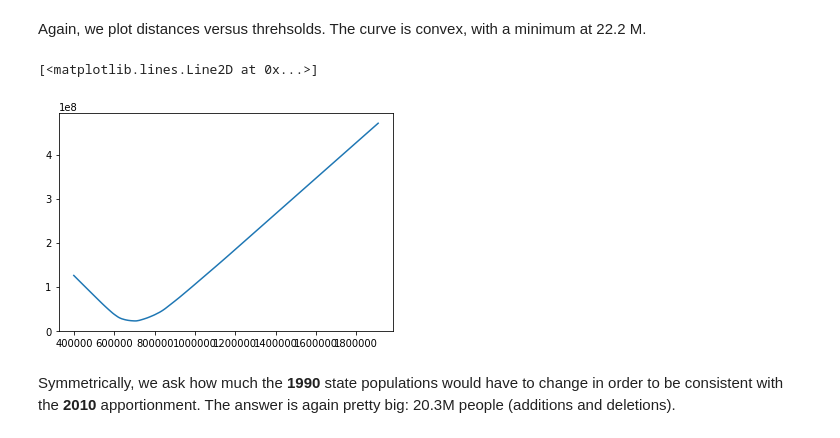
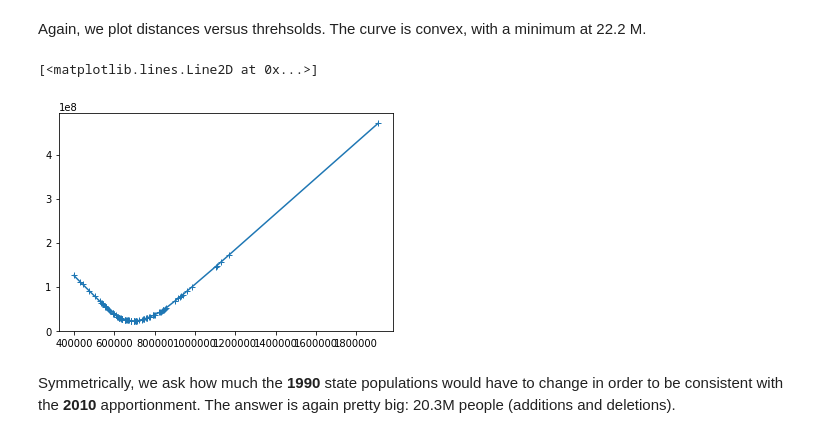
Before and after one commit to adamdavisonsmith/huntington-hill-dp, a Jupyter notebook: experiments-w-huntington-hill.ipynb, the cells around one changed output. Saved outputs shown, nothing was run; the diff lists cells and outputs as text; code cells hidden in the pictures.

```diff
--- a/experiments-w-huntington-hill.ipynb
+++ b/experiments-w-huntington-hill.ipynb
@@ -199,10 +199,10 @@ Again, we plot distances versus threhsolds. The curve is convex, with a minimum
 # %%
 thresholds = output['All Thresholds']
 distances = output['All Distances']
-plt.plot(thresholds, distances)
+plt.plot(thresholds, distances, '+-')
 # %% [output]
 [<matplotlib.lines.Line2D at 0x...>]
-[figure, old version]
+[figure, new version]
 # %% [markdown]
 Symmetrically, we ask how much the __1990__ state populations would have to change in order to be consistent with the __2010__ apportionment. The answer is again pretty big: 20.3M people (additions and deletions).
 # %%
```
Also changed, not shown: parts of 8 cells of this notebook.
